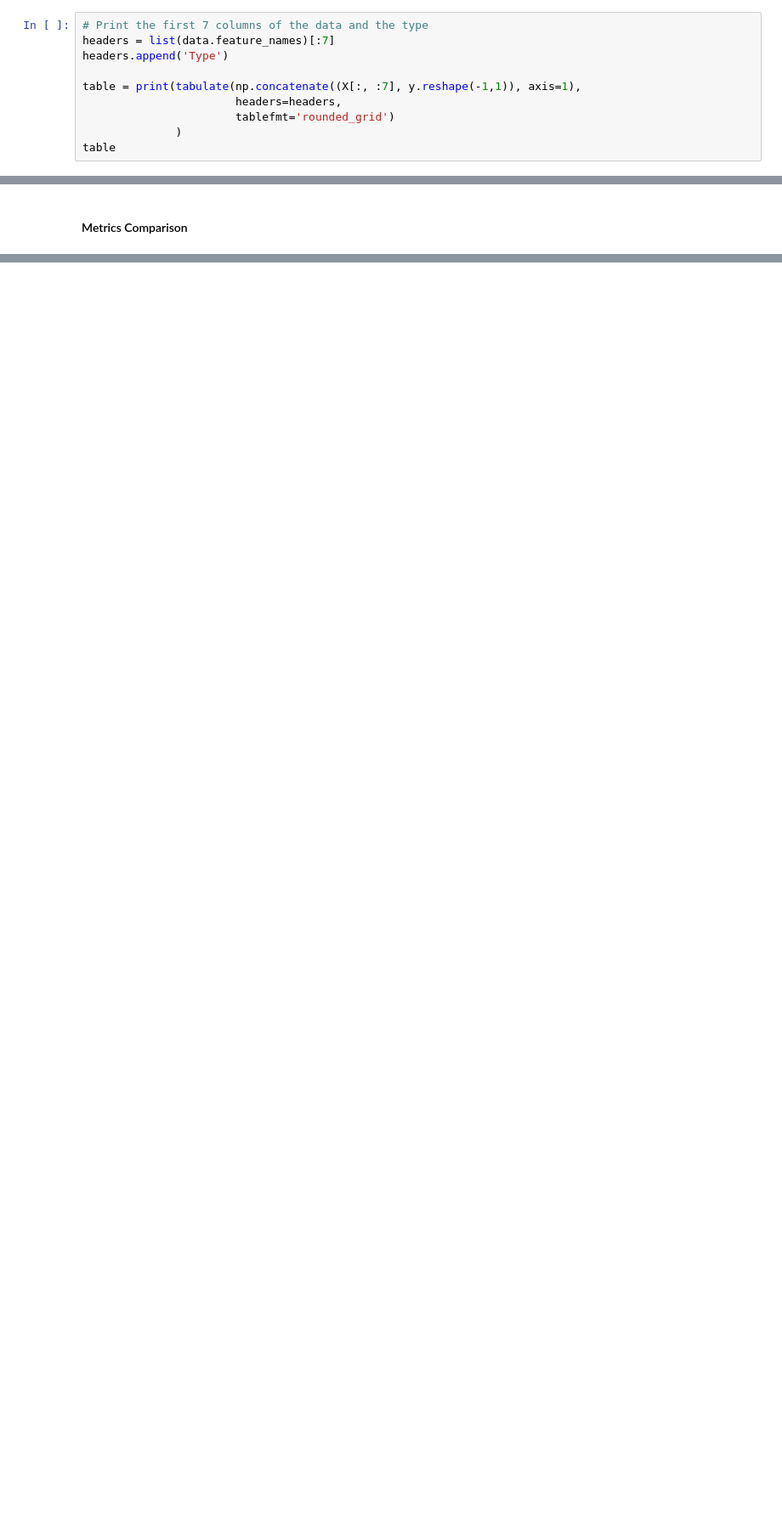
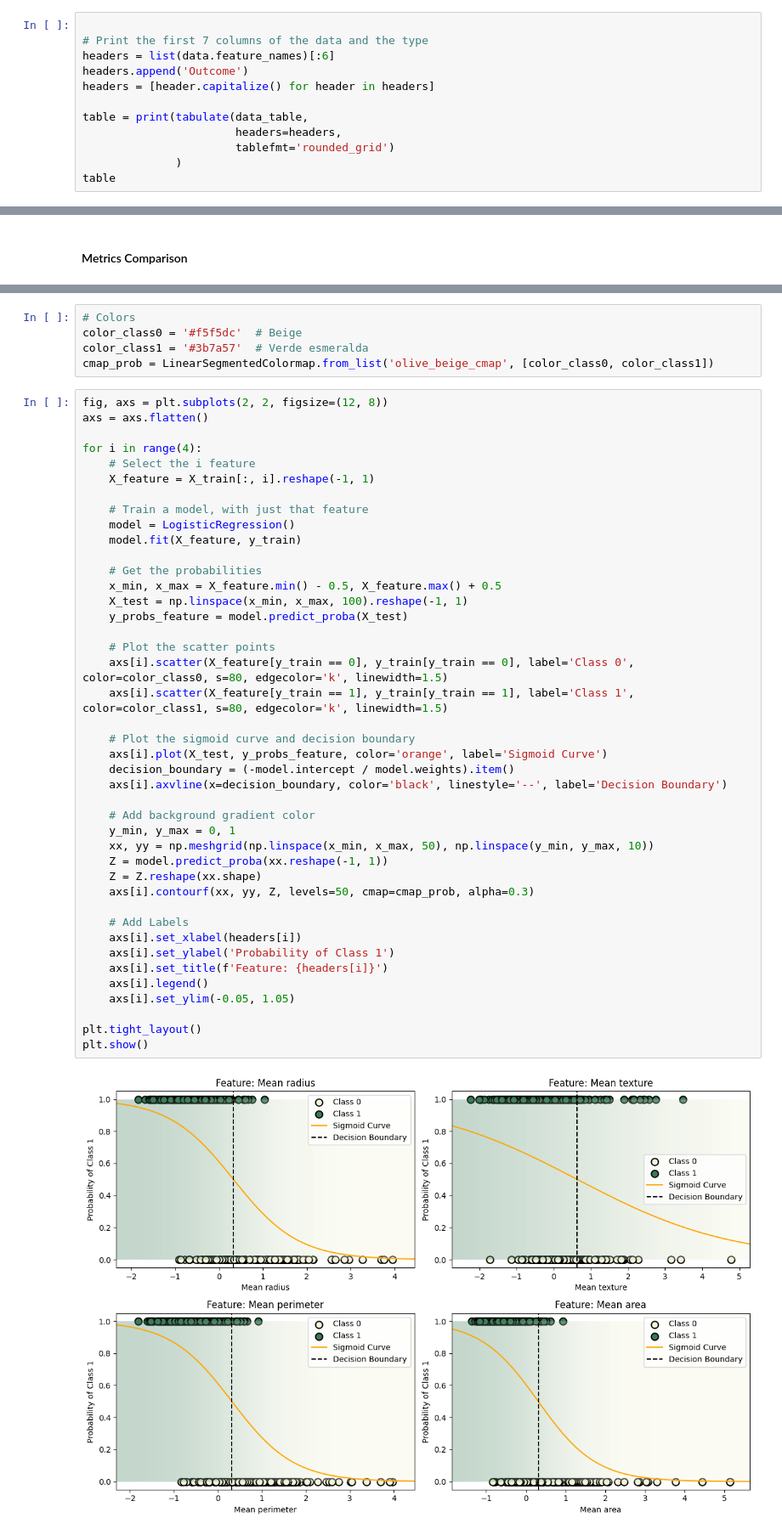
Before and after one commit to PablooDario/Machine-Learning-From-Scratch, a Jupyter notebook: SupervisedLearning/02 Logistic Regression/BinaryClassification.ipynb, the cells around one changed output, grey strips where cells are left out. Shown at 85% size. Cells and saved outputs as stored; diff of their text form; blank space fills up the shorter version.

Commit message:
Binary Classification -- Scratch Model vs Sk-learn Model

```diff
--- a/SupervisedLearning/02 Logistic Regression/BinaryClassification.ipynb
+++ b/SupervisedLearning/02 Logistic Regression/BinaryClassification.ipynb
@@ -34,9 +45,11 @@ X.shape, y.shape
 # %%
+
 # Print the first 7 columns of the data and the type
-headers = list(data.feature_names)[:7]
-headers.append('Type')
+headers = list(data.feature_names)[:6]
+headers.append('Outcome')
+headers = [header.capitalize() for header in headers]
 
-table = print(tabulate(np.concatenate((X[:, :7], y.reshape(-1,1)), axis=1),
+table = print(tabulate(data_table,
                        headers=headers,
                        tablefmt='rounded_grid')
               )
@@ -267,0 +283,49 @@ print(tabulate(table,
+# %%
+# Colors
+color_class0 = '#f5f5dc'  # Beige
+color_class1 = '#3b7a57'  # Verde esmeralda
+cmap_prob = LinearSegmentedColormap.from_list('olive_beige_cmap', [color_class0, color_class1])
+# %%
+fig, axs = plt.subplots(2, 2, figsize=(12, 8))
+axs = axs.flatten()
+
+for i in range(4):
+    # Select the i feature
+    X_feature = X_train[:, i].reshape(-1, 1)
+
+    # Train a model, with just that feature
+    model = LogisticRegression()
+    model.fit(X_feature, y_train)
+
+    # Get the probabilities
+    x_min, x_max = X_feature.min() - 0.5, X_feature.max() + 0.5
+    X_test = np.linspace(x_min, x_max, 100).reshape(-1, 1)
+    y_probs_feature = model.predict_proba(X_test)
+
+    # Plot the scatter points
+    axs[i].scatter(X_feature[y_train == 0], y_train[y_train == 0], label='Class 0', color=color_class0, s=80, edgecolor='k', linewidth=1.5)
+    axs[i].scatter(X_feature[y_train == 1], y_train[y_train == 1], label='Class 1', color=color_class1, s=80, edgecolor='k', linewidth=1.5)
+
+    # Plot the sigmoid curve and decision boundary
+    axs[i].plot(X_test, y_probs_feature, color='orange', label='Sigmoid Curve')
+    decision_boundary = (-model.intercept / model.weights).item()
+    axs[i].axvline(x=decision_boundary, color='black', linestyle='--', label='Decision Boundary')
+
+    # Add background gradient color
+    y_min, y_max = 0, 1
+    xx, yy = np.meshgrid(np.linspace(x_min, x_max, 50), np.linspace(y_min, y_max, 10))
+    Z = model.predict_proba(xx.reshape(-1, 1))
+    Z = Z.reshape(xx.shape)
+    axs[i].contourf(xx, yy, Z, levels=50, cmap=cmap_prob, alpha=0.3)
+
+    # Add Labels
+    axs[i].set_xlabel(headers[i])
+    axs[i].set_ylabel('Probability of Class 1')
+    axs[i].set_title(f'Feature: {headers[i]}')
+    axs[i].legend()
+    axs[i].set_ylim(-0.05, 1.05)
+
+plt.tight_layout()
+plt.show()
+# %% [output]
+[figure, added]
```
Also changed, not shown: parts of 8 cells of this notebook.
